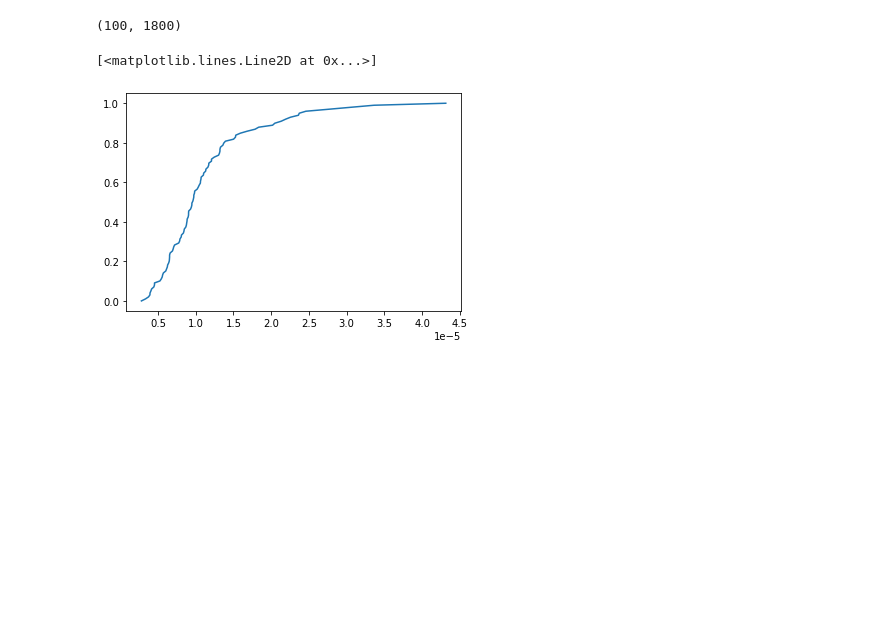
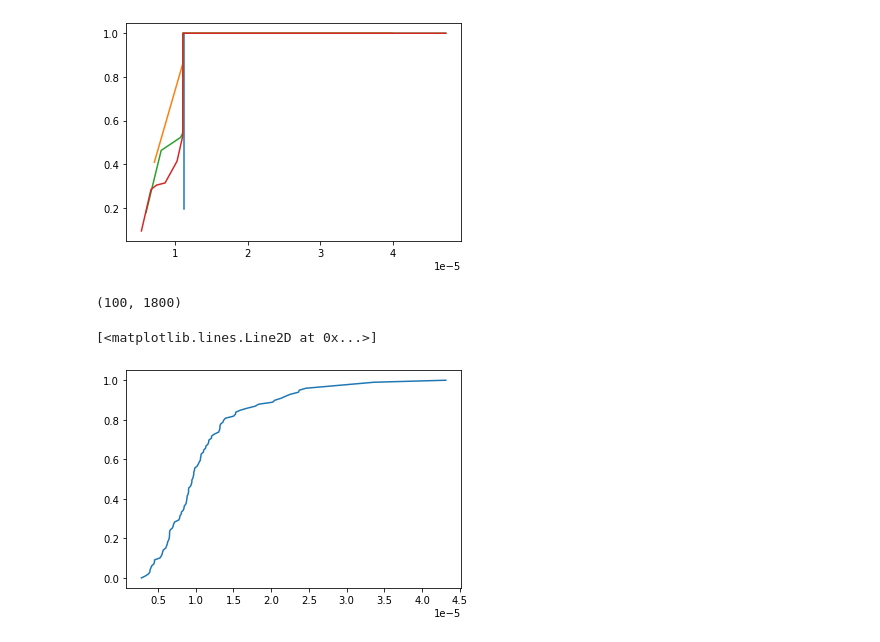
Before and after one commit to dbelivanis/Information-Theory-2, a Jupyter notebook: Optimization/check.ipynb, the cells around one changed output. Drawn from its saved outputs; the diff is of its cells as text; code cells hidden in the pictures; blank space fills up the shorter version.

```diff
--- a/Optimization/check.ipynb
+++ b/Optimization/check.ipynb
@@ -56,3 +60,11 @@ plot_cdf(p,q_y,0,0)
+# %%
+plot_cdf(p,q_x,99,1)
+plot_cdf(p,q_x,99,2)
+plot_cdf(p,q_x,99,3)
+plot_cdf(p,q_x,99,4)
+# plot_cdf(p,q_x,0,7)
+# %% [output]
+[figure, added]
 # %%
 q_MC_x = np.loadtxt(f"{train_loc}Q_x_5.txt")
 q_MC_y = np.loadtxt(f"{train_loc}Q_y_5.txt")
```
Also changed, not shown: parts of 6 cells of this notebook.
